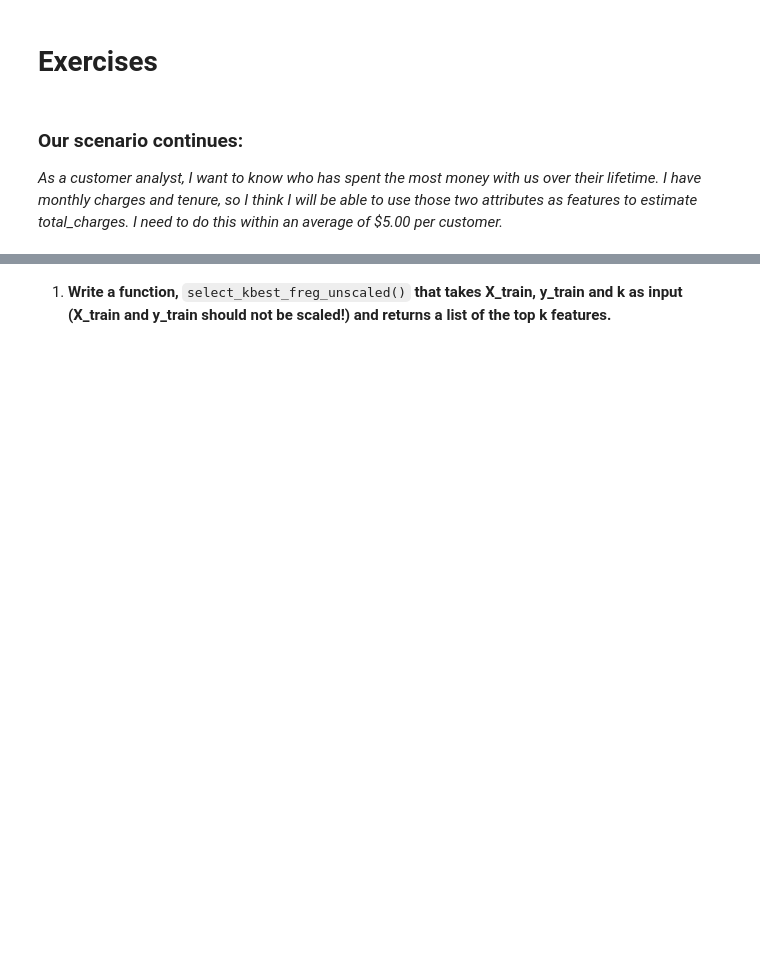
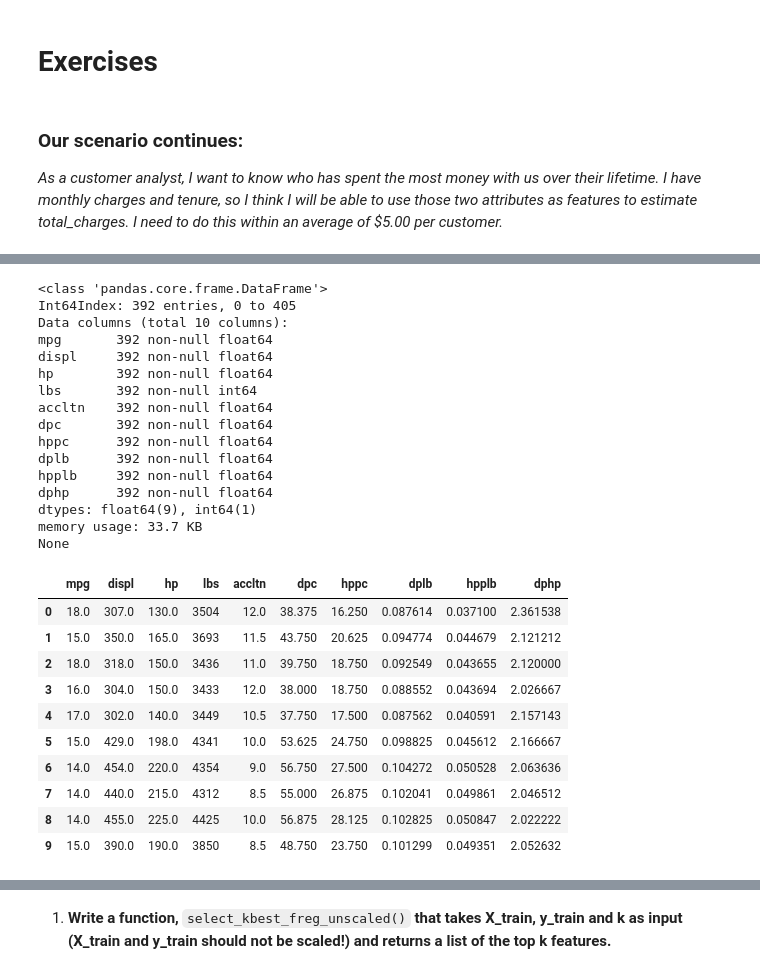
Before and after one commit to kjeliasen/ds-methodologies-exercises, a Jupyter notebook: regression/Features_demo.ipynb, the cells around one changed output, grey strips where cells are left out. Drawn from its saved outputs; the diff is of its cells as text; code cells hidden in the pictures; blank space fills up the shorter version.

```diff
--- a/regression/Features_demo.ipynb
+++ b/regression/Features_demo.ipynb
@@ -20,0 +25,2 @@ import split_scale
+# %%
+csv = pd.read_csv('~/GoogleDrive/Codeup/bayes-methodologies-exercises/cars.csv')
@@ -20,0 +68,31 @@ import split_scale
+# %%
+print(df.info())
+df.head(10)
+# %% [output]
+<class 'pandas.core.frame.DataFrame'>
+Int64Index: 392 entries, 0 to 405
+Data columns (total 10 columns):
+mpg       392 non-null float64
+displ     392 non-null float64
+hp        392 non-null float64
+lbs       392 non-null int64
+accltn    392 non-null float64
+dpc       392 non-null float64
+hppc      392 non-null float64
+dplb      392 non-null float64
+hpplb     392 non-null float64
+dphp      392 non-null float64
+dtypes: float64(9), int64(1)
+memory usage: 33.7 KB
+None
+|  | mpg | displ | hp | lbs | accltn | dpc | hppc | dplb | hpplb | dphp |
+| 0 | 18.0 | 307.0 | 130.0 | 3504 | 12.0 | 38.375 | 16.250 | 0.087614 | 0.037100 | 2.361538 |
+| 1 | 15.0 | 350.0 | 165.0 | 3693 | 11.5 | 43.750 | 20.625 | 0.094774 | 0.044679 | 2.121212 |
+| 2 | 18.0 | 318.0 | 150.0 | 3436 | 11.0 | 39.750 | 18.750 | 0.092549 | 0.043655 | 2.120000 |
+| 3 | 16.0 | 304.0 | 150.0 | 3433 | 12.0 | 38.000 | 18.750 | 0.088552 | 0.043694 | 2.026667 |
+| 4 | 17.0 | 302.0 | 140.0 | 3449 | 10.5 | 37.750 | 17.500 | 0.087562 | 0.040591 | 2.157143 |
+| 5 | 15.0 | 429.0 | 198.0 | 4341 | 10.0 | 53.625 | 24.750 | 0.098825 | 0.045612 | 2.166667 |
+| 6 | 14.0 | 454.0 | 220.0 | 4354 | 9.0 | 56.750 | 27.500 | 0.104272 | 0.050528 | 2.063636 |
+| 7 | 14.0 | 440.0 | 215.0 | 4312 | 8.5 | 55.000 | 26.875 | 0.102041 | 0.049861 | 2.046512 |
+| 8 | 14.0 | 455.0 | 225.0 | 4425 | 10.0 | 56.875 | 28.125 | 0.102825 | 0.050847 | 2.022222 |
+| 9 | 15.0 | 390.0 | 190.0 | 3850 | 8.5 | 48.750 | 23.750 | 0.101299 | 0.049351 | 2.052632 |
```
Also changed, not shown: parts of 29 cells of this notebook, 1 other file.
